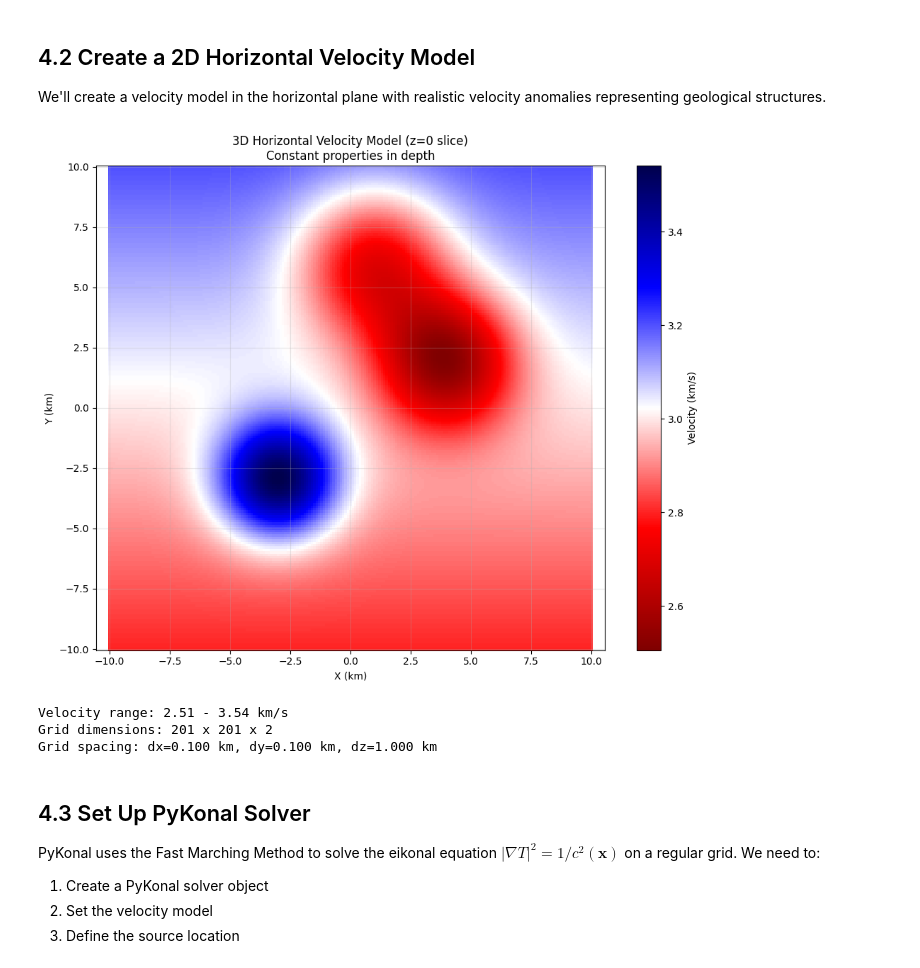
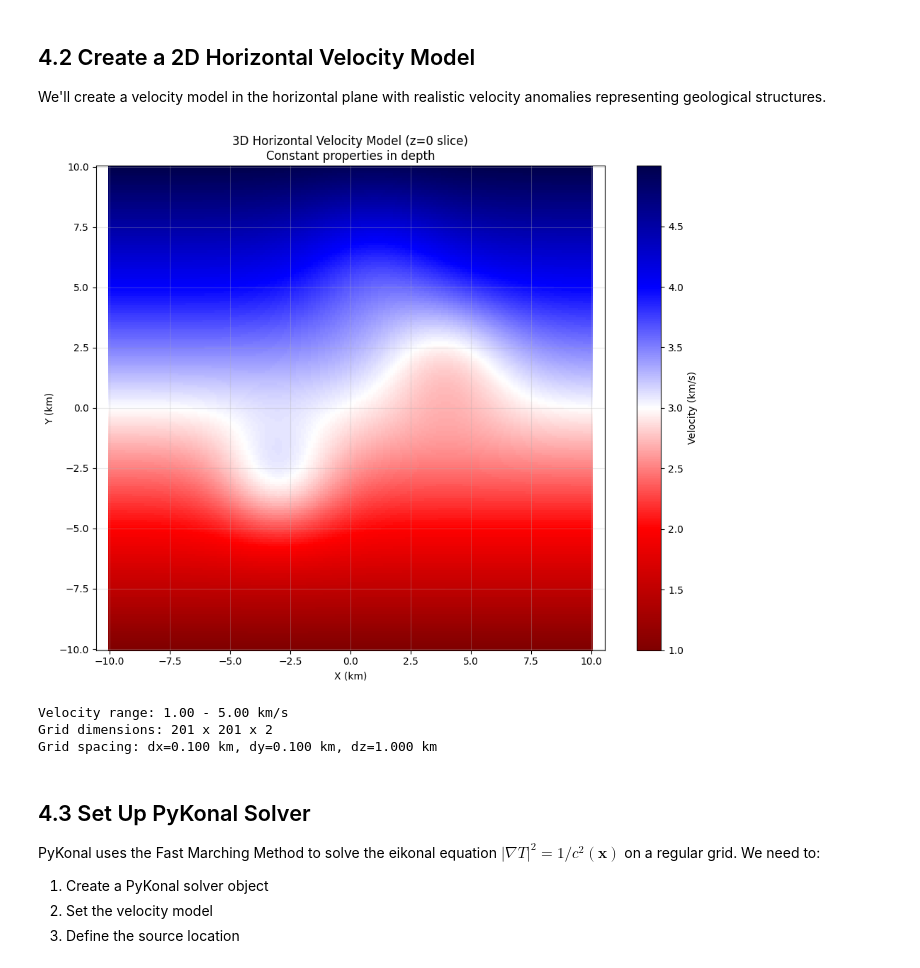
Before and after one commit to UW-geophysics-edu/ESS563-2025, a Jupyter notebook: notebooks/Eikonal_tomo_location.ipynb, the cells around one changed output. Drawn from its saved outputs; the diff is of its cells as text; code cells hidden in the pictures.

```diff
--- a/notebooks/Eikonal_tomo_location.ipynb
+++ b/notebooks/Eikonal_tomo_location.ipynb
@@ -593,36 +581,36 @@ velocity_2d -= 0.5 * np.exp(-((X - 4.0)**2 + (Y - 2.0)**2) / 8.0)
 # Add high velocity anomaly (basement rock)
 velocity_2d += 0.6 * np.exp(-((X + 3.0)**2 + (Y + 3.0)**2) / 6.0)
 
 # Add another low velocity anomaly
 velocity_2d -= 0.4 * np.exp(-((X - 1.0)**2 + (Y - 6.0)**2) / 10.0)
 
 # Add smooth gradient
-velocity_2d += 0.02 * Y
+velocity_2d += 0.2 * Y
 
 # Create 3D velocity model by replicating the 2D model along z
 # Shape will be (nx, ny, nz) for PyKonal
 velocity_model = np.zeros((nx, ny, nz))
 for k in range(nz):
     velocity_model[:, :, k] = velocity_2d.T  # Transpose to match PyKonal's (x, y, z) indexing
 
 # Plot the velocity model (show z=0 slice)
 plt.figure(figsize=(10, 8))
 im = plt.pcolormesh(X, Y, velocity_2d, shading='auto', cmap='seismic_r')
 plt.colorbar(im, label='Velocity (km/s)')
 plt.xlabel('X (km)')
 plt.ylabel('Y (km)')
 plt.title('3D Horizontal Velocity Model (z=0 slice)\nConstant properties in depth')
 plt.axis('equal')
 plt.grid(True, alpha=0.3)
 plt.tight_layout()
 plt.show()
 
 print(f"Velocity range: {velocity_model.min():.2f} - {velocity_model.max():.2f} km/s")
 print(f"Grid dimensions: {nx} x {ny} x {nz}")
 print(f"Grid spacing: dx={((x_max-x_min)/(nx-1)):.3f} km, dy={((y_max-y_min)/(ny-1)):.3f} km, dz={((z_max-z_min)/(nz-1)):.3f} km")
 # %% [output]
-[figure, old version]
+[figure, new version]
-Velocity range: 2.51 - 3.54 km/s
+Velocity range: 1.00 - 5.00 km/s
 Grid dimensions: 201 x 201 x 2
 Grid spacing: dx=0.100 km, dy=0.100 km, dz=1.000 km
 # %% [markdown]
```
Also changed, not shown: parts of 18 cells of this notebook.
